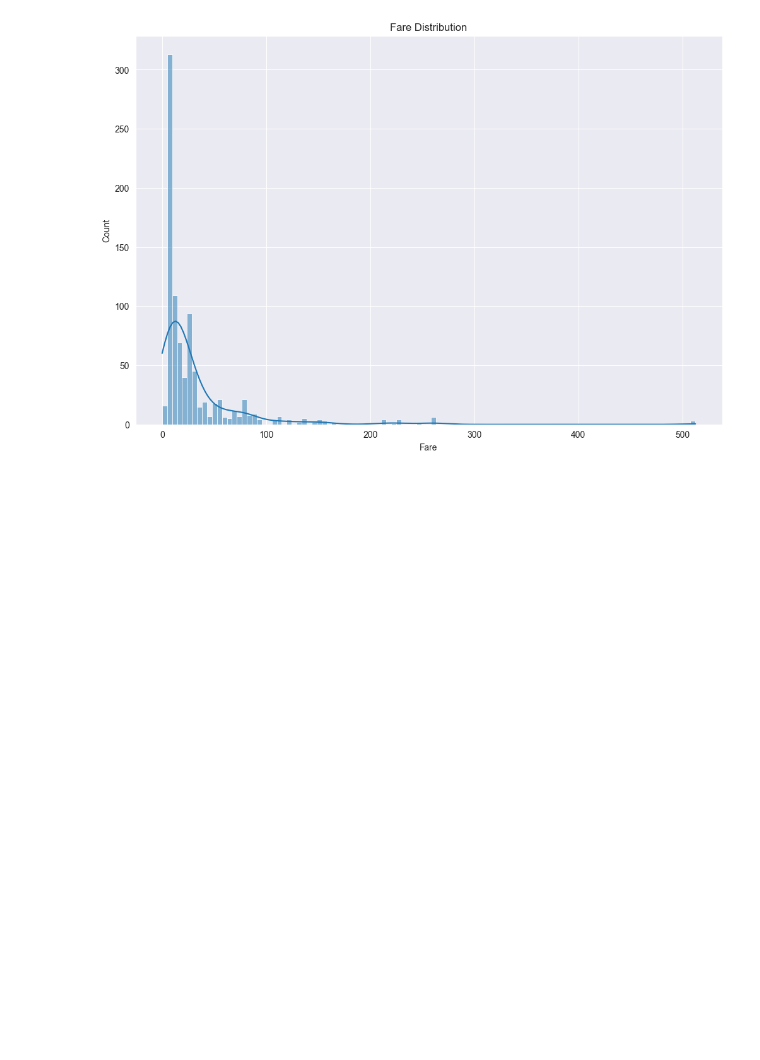
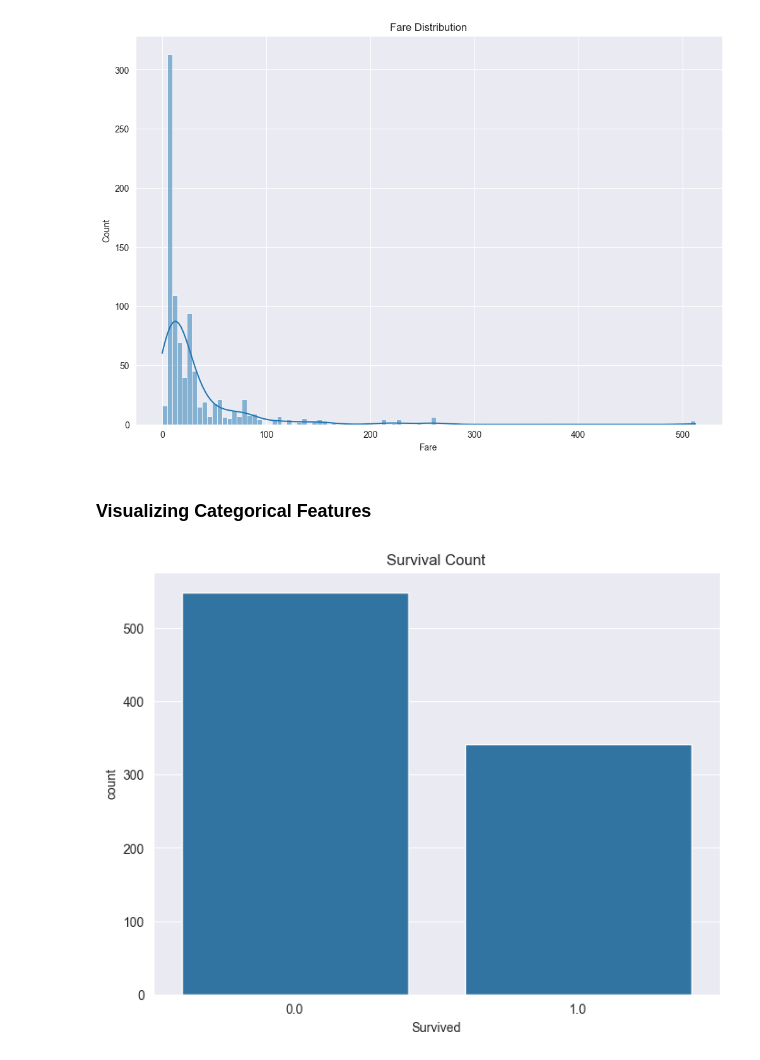
Before and after one commit to Hasan082/Data-Science-Portfolio, a Jupyter notebook: Titanic Exploratory Analysis/Titanic_EDA_Project.ipynb, the cells around one changed output. Saved outputs shown, nothing was run; the diff lists cells and outputs as text; code cells hidden in the pictures; blank space fills up the shorter version.

Commit message:
Count plot for suvival and Pclass

```diff
--- a/Titanic Exploratory Analysis/Titanic_EDA_Project.ipynb
+++ b/Titanic Exploratory Analysis/Titanic_EDA_Project.ipynb
@@ -240,3 +240,17 @@ plt.show()
 # This type of distribution is often associated with a **Log-Normal Distribution**, as it shows a concentration of values on the left with a long right tail.
 # %% [output]
 [figure]
+# %% [markdown]
+### Visualizing Categorical Features
+# %%
+# Count plot for survival
+plt.figure(figsize=(8, 6))
+sns.countplot(x='Survived', data=data)
+plt.title('Survival Count')
+plt.show()
+
+# The count plot shows the distribution of survival (0 = did not survive, 1 = survived).
+# It helps visualize the number of passengers who survived versus those who did not.
+# Based on the plot, we can observe whether the dataset is imbalanced, with a significantly higher or lower number of survivors.
+# %% [output]
+[figure, added]
```
Also changed, not shown: parts of 1 cell of this notebook.
